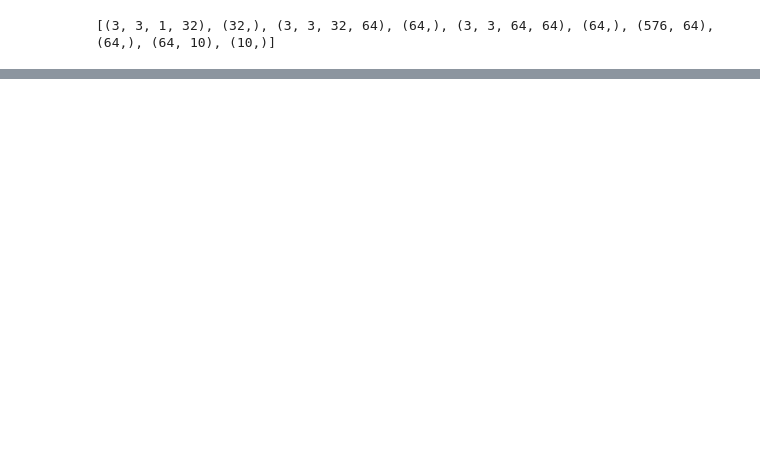
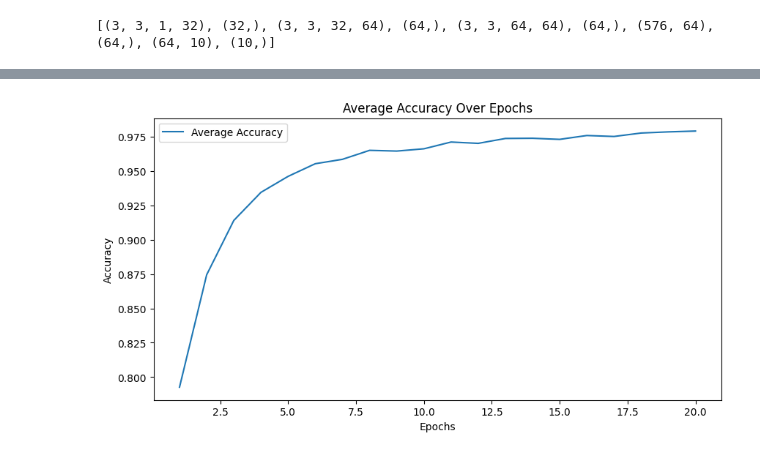
Before and after one commit to destx0/hemanfed, a Jupyter notebook: m.ipynb, the cells around one changed output, grey strips where cells are left out. Cells and saved outputs as stored; diff of their text form; code cells hidden in the pictures; blank space fills up the shorter version.

```diff
--- a/m.ipynb
+++ b/m.ipynb
@@ -512,0 +522,23 @@ accuracies
+# %%
+# Calculate average accuracy for each epoch
+avg_accuracies = [
+    np.mean([accuracies[client][epoch] for client in range(len(clients))])
+    for epoch in range(epochs)
+]
+
+# Plotting average accuracy
+plt.figure(figsize=(10, 5))
+plt.plot(range(1, epochs + 1), avg_accuracies, label="Average Accuracy")
+plt.xlabel("Epochs")
+plt.ylabel("Accuracy")
+plt.legend()
+plt.title("Average Accuracy Over Epochs")
+plt.show()
+
+# Save accuracies to a file
+np.save("accuracies.npy", np.array(accuracies))
+
+# Save losses to a file
+np.save("losses.npy", np.array(losses))
+# %% [output]
+[figure, added]
```
Also changed, not shown: parts of 15 cells of this notebook.
